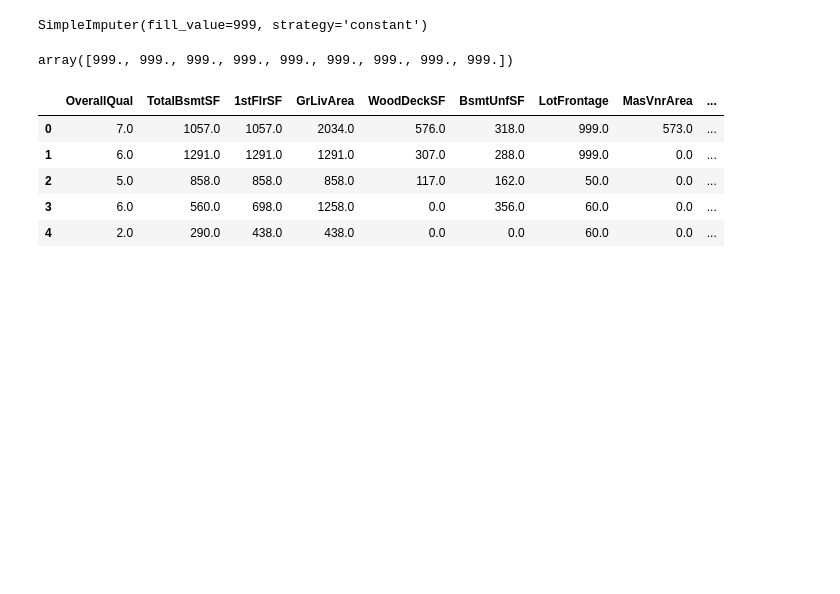
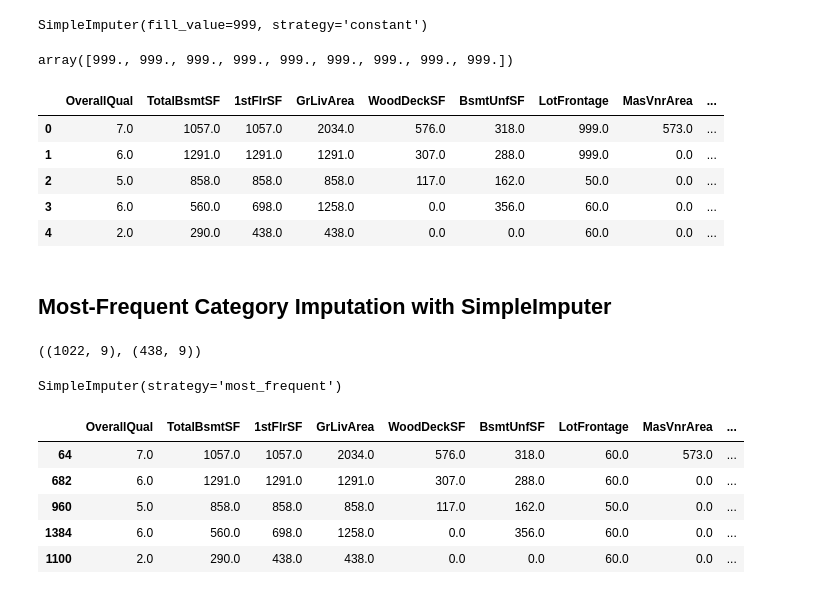
Before and after one commit to Priyo-prog/Complete-Feature-Engineering, a Jupyter notebook: Missing Data Imputation/missing_data_imputation.ipynb, the cells around one changed output. Cells and saved outputs as stored; diff of their text form; code cells hidden in the pictures; blank space fills up the shorter version.

```diff
--- a/Missing Data Imputation/missing_data_imputation.ipynb
+++ b/Missing Data Imputation/missing_data_imputation.ipynb
@@ -759,3 +759,29 @@ X_train.head()
 | 2 | 5.0 | 858.0 | 858.0 | 858.0 | 117.0 | 162.0 | 50.0 | 0.0 | ... |
 | 3 | 6.0 | 560.0 | 698.0 | 1258.0 | 0.0 | 356.0 | 60.0 | 0.0 | ... |
 | 4 | 2.0 | 290.0 | 438.0 | 438.0 | 0.0 | 0.0 | 60.0 | 0.0 | ... |
+# %% [markdown]
+## **Most-Frequent Category Imputation with SimpleImputer**
+# %%
+# Let's separate the train test split
+X_train, X_test, y_train, y_test = train_test_split(X,y, test_size=0.3, random_state=0)
+X_train.shape, X_test.shape
+# %% [output]
+((1022, 9), (438, 9))
+# %%
+imputer = SimpleImputer(strategy="most_frequent")
+# %%
+imputer.fit(X_train).set_output(transform="pandas")
+# %% [output]
+SimpleImputer(strategy='most_frequent')
+# %%
+X_train = imputer.transform(X_train)
+X_test = imputer.transform(X_test)
+# %%
+X_train.head()
+# %% [output]
+|  | OverallQual | TotalBsmtSF | 1stFlrSF | GrLivArea | WoodDeckSF | BsmtUnfSF | LotFrontage | MasVnrArea | ... |
+| 64 | 7.0 | 1057.0 | 1057.0 | 2034.0 | 576.0 | 318.0 | 60.0 | 573.0 | ... |
+| 682 | 6.0 | 1291.0 | 1291.0 | 1291.0 | 307.0 | 288.0 | 60.0 | 0.0 | ... |
+| 960 | 5.0 | 858.0 | 858.0 | 858.0 | 117.0 | 162.0 | 50.0 | 0.0 | ... |
+| 1384 | 6.0 | 560.0 | 698.0 | 1258.0 | 0.0 | 356.0 | 60.0 | 0.0 | ... |
+| 1100 | 2.0 | 290.0 | 438.0 | 438.0 | 0.0 | 0.0 | 60.0 | 0.0 | ... |
```
